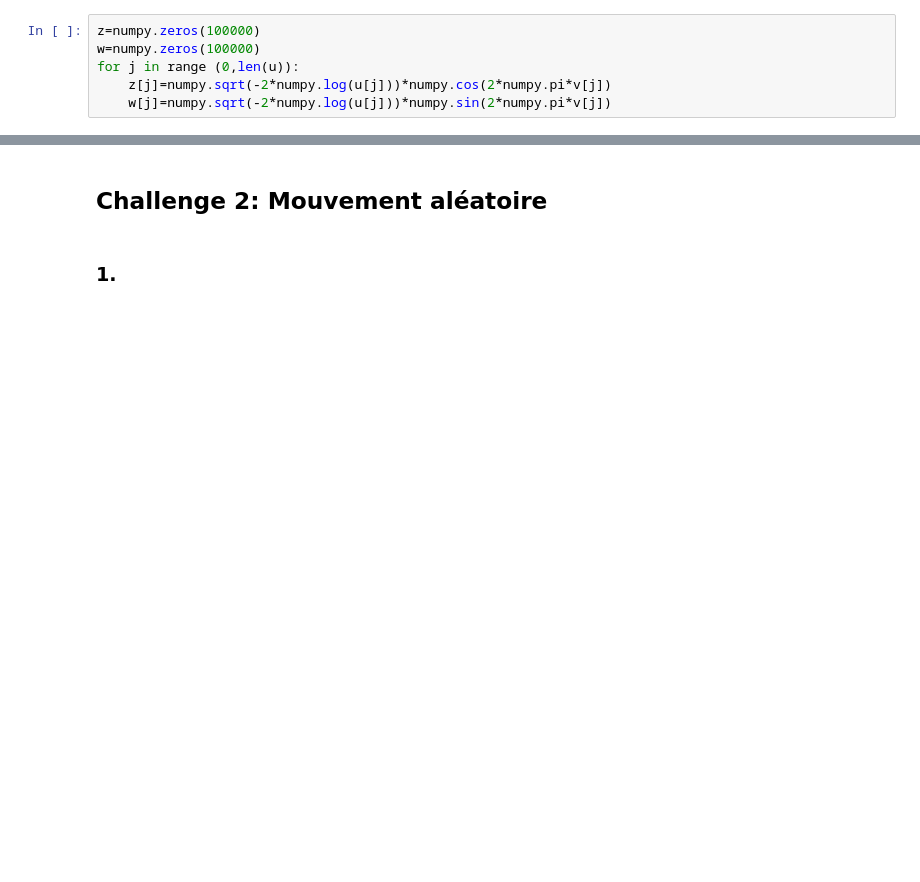
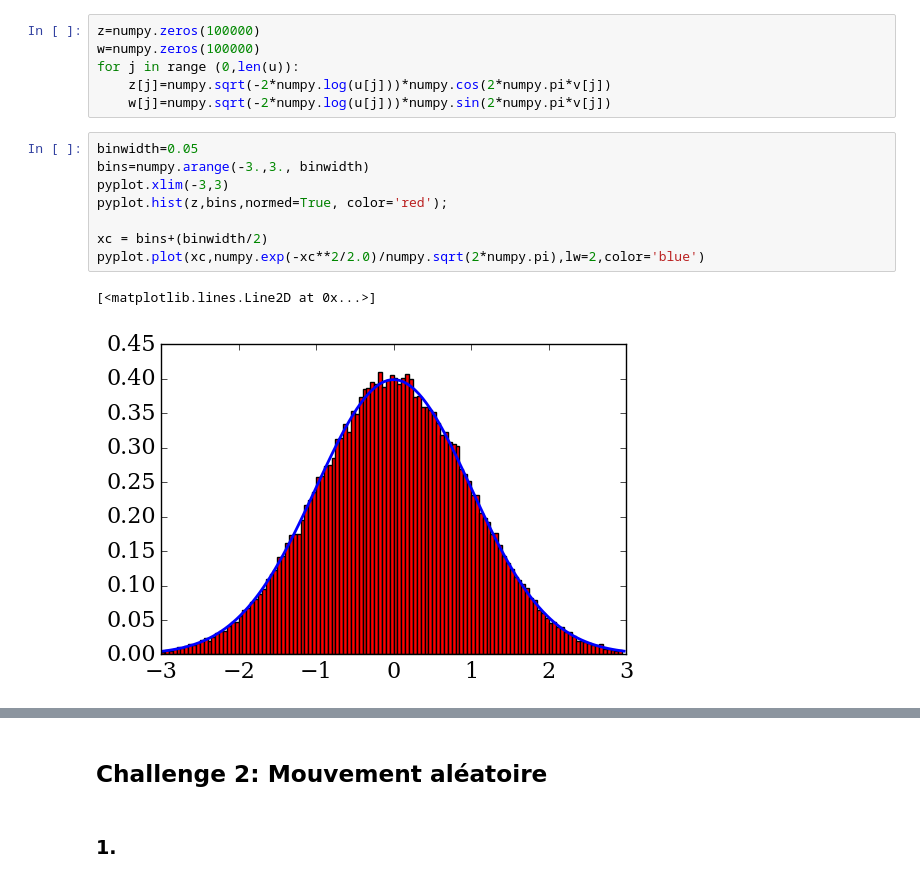
Before and after one commit to be-rays/Module6_MonteCarlo, a Jupyter notebook: Monte-Carlo_new.ipynb, the cells around one changed output, grey strips where cells are left out. Drawn from its saved outputs; the diff is of its cells as text; blank space fills up the shorter version.

```diff
--- a/Monte-Carlo_new.ipynb
+++ b/Monte-Carlo_new.ipynb
@@ -166,6 +167,17 @@ w=numpy.zeros(100000)
 for j in range (0,len(u)):
     z[j]=numpy.sqrt(-2*numpy.log(u[j]))*numpy.cos(2*numpy.pi*v[j])
     w[j]=numpy.sqrt(-2*numpy.log(u[j]))*numpy.sin(2*numpy.pi*v[j])
+# %%
+binwidth=0.05
+bins=numpy.arange(-3.,3., binwidth)
+pyplot.xlim(-3,3)
+pyplot.hist(z,bins,normed=True, color='red');
+
+xc = bins+(binwidth/2)
+pyplot.plot(xc,numpy.exp(-xc**2/2.0)/numpy.sqrt(2*numpy.pi),lw=2,color='blue')
+# %% [output]
+[<matplotlib.lines.Line2D at 0x...>]
+[figure, added]
 # %%
 binwidth=0.05
 pyplot.xlim(-3,3)
```
Also changed, not shown: parts of 14 cells of this notebook.
